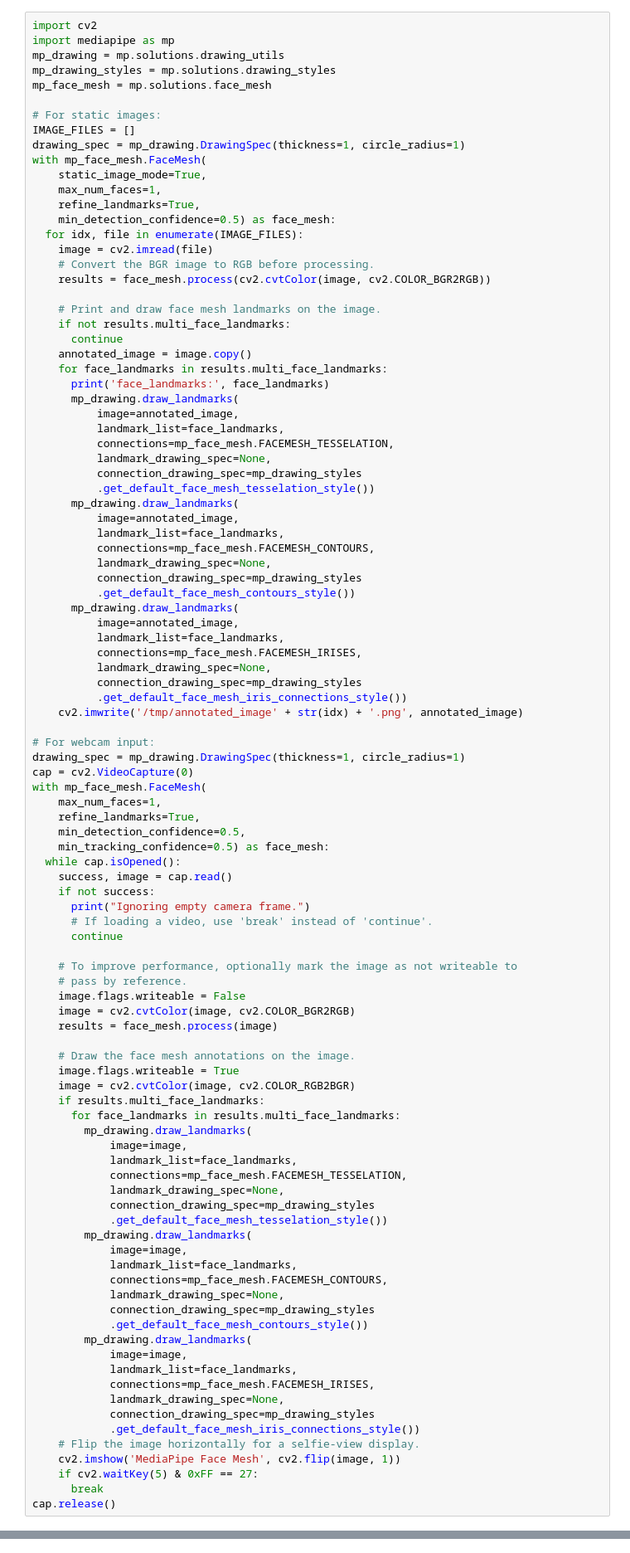
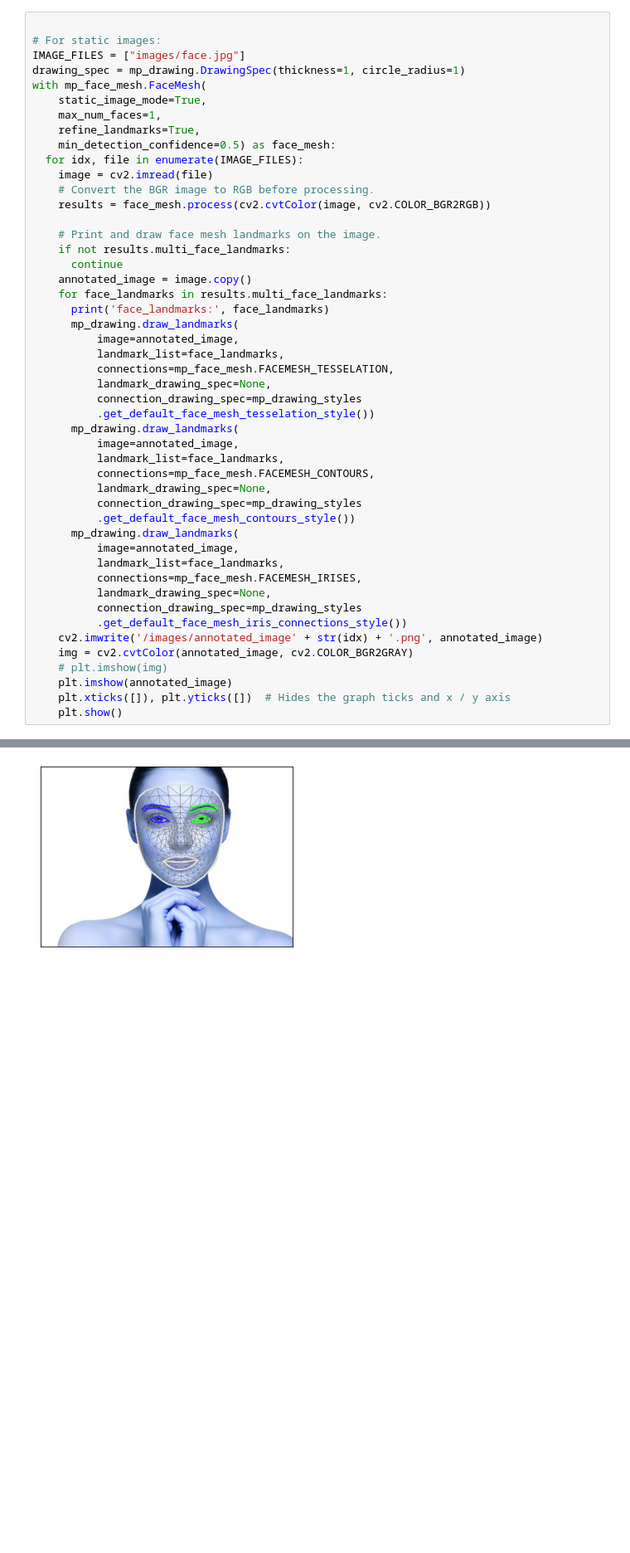
Before and after one commit to mirunacilibia/face-shape-recognition, a Jupyter notebook: FaceShapeRecognition.ipynb, the cells around one changed output, grey strips where cells are left out. Shown at 83% size. Drawn from its saved outputs; the diff is of its cells as text; blank space fills up the shorter version.

Commit message:
added sample image and ran media pipe algorithm to identify the face landmarks

```diff
--- a/FaceShapeRecognition.ipynb
+++ b/FaceShapeRecognition.ipynb
@@ -1,12 +8,7 @@
 # %%
-import cv2
-import mediapipe as mp
-mp_drawing = mp.solutions.drawing_utils
-mp_drawing_styles = mp.solutions.drawing_styles
-mp_face_mesh = mp.solutions.face_mesh
 
 # For static images:
-IMAGE_FILES = []
+IMAGE_FILES = ["images/face.jpg"]
 drawing_spec = mp_drawing.DrawingSpec(thickness=1, circle_radius=1)
 with mp_face_mesh.FaceMesh(
     static_image_mode=True,
@@ -45,57 +47,10 @@ with mp_face_mesh.FaceMesh(
           landmark_drawing_spec=None,
           connection_drawing_spec=mp_drawing_styles
           .get_default_face_mesh_iris_connections_style())
-    cv2.imwrite('/tmp/annotated_image' + str(idx) + '.png', annotated_image)
-
-# For webcam input:
-drawing_spec = mp_drawing.DrawingSpec(thickness=1, circle_radius=1)
-cap = cv2.VideoCapture(0)
-with mp_face_mesh.FaceMesh(
-    max_num_faces=1,
-    refine_landmarks=True,
-    min_detection_confidence=0.5,
-    min_tracking_confidence=0.5) as face_mesh:
-  while cap.isOpened():
-    success, image = cap.read()
-    if not success:
-      print("Ignoring empty camera frame.")
-      # If loading a video, use 'break' instead of 'continue'.
-      continue
-
-    # To improve performance, optionally mark the image as not writeable to
-    # pass by reference.
-    image.flags.writeable = False
-    image = cv2.cvtColor(image, cv2.COLOR_BGR2RGB)
-    results = face_mesh.process(image)
-
-    # Draw the face mesh annotations on the image.
-    image.flags.writeable = True
-    image = cv2.cvtColor(image, cv2.COLOR_RGB2BGR)
-    if results.multi_face_landmarks:
-      for face_landmarks in results.multi_face_landmarks:
-        mp_drawing.draw_landmarks(
-            image=image,
-            landmark_list=face_landmarks,
-            connections=mp_face_mesh.FACEMESH_TESSELATION,
-            landmark_drawing_spec=None,
-            connection_drawing_spec=mp_drawing_styles
-            .get_default_face_mesh_tesselation_style())
-        mp_drawing.draw_landmarks(
-            image=image,
-            landmark_list=face_landmarks,
-            connections=mp_face_mesh.FACEMESH_CONTOURS,
-            landmark_drawing_spec=None,
-            connection_drawing_spec=mp_drawing_styles
-            .get_default_face_mesh_contours_style())
-        mp_drawing.draw_landmarks(
-            image=image,
-            landmark_list=face_landmarks,
-            connections=mp_face_mesh.FACEMESH_IRISES,
-            landmark_drawing_spec=None,
-            connection_drawing_spec=mp_drawing_styles
-            .get_default_face_mesh_iris_connections_style())
-    # Flip the image horizontally for a selfie-view display.
-    cv2.imshow('MediaPipe Face Mesh', cv2.flip(image, 1))
-    if cv2.waitKey(5) & 0xFF == 27:
-      break
-cap.release()
+    cv2.imwrite('/images/annotated_image' + str(idx) + '.png', annotated_image)
+    img = cv2.cvtColor(annotated_image, cv2.COLOR_BGR2GRAY)
+    # plt.imshow(img)
+    plt.imshow(annotated_image)
+    plt.xticks([]), plt.yticks([])  # Hides the graph ticks and x / y axis
+    plt.show()
+# %% [output]
@@ -101,0 +74 @@ cap.release()
+[figure, added]
```
Also changed, not shown: parts of 3 cells of this notebook, 1 other file.
